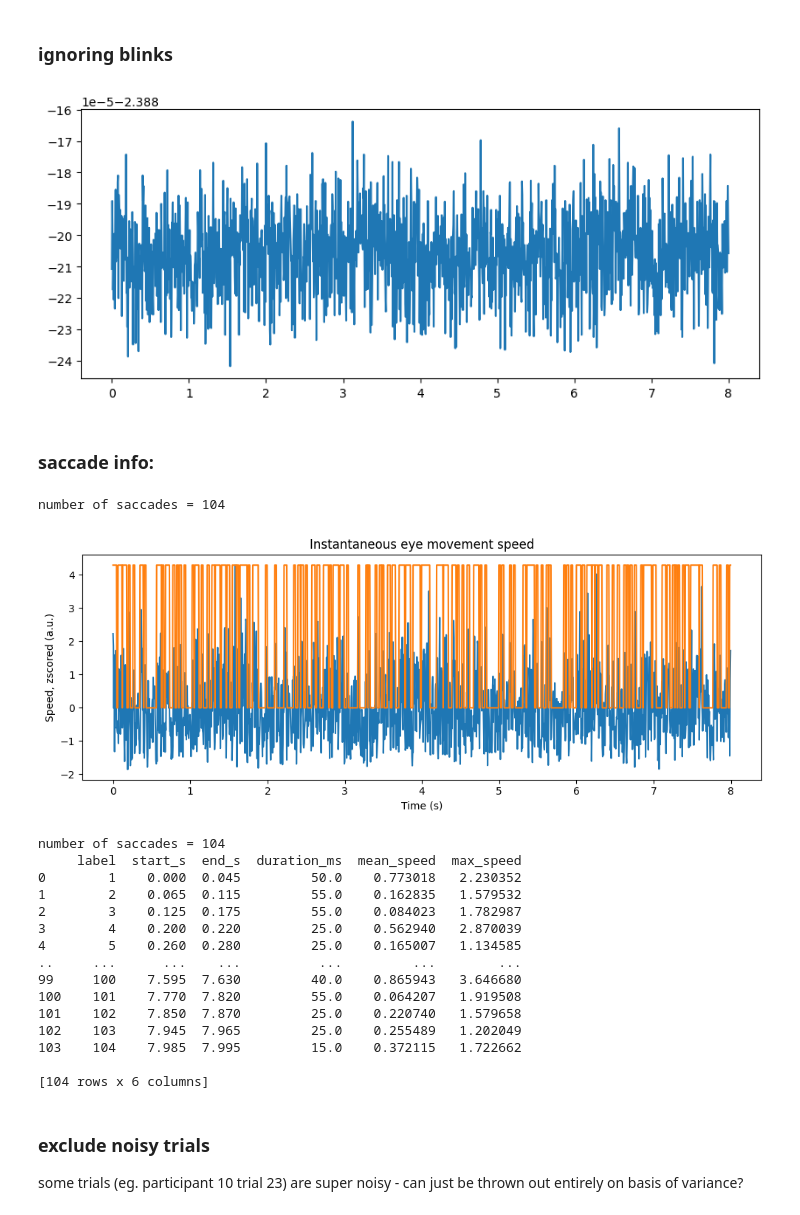
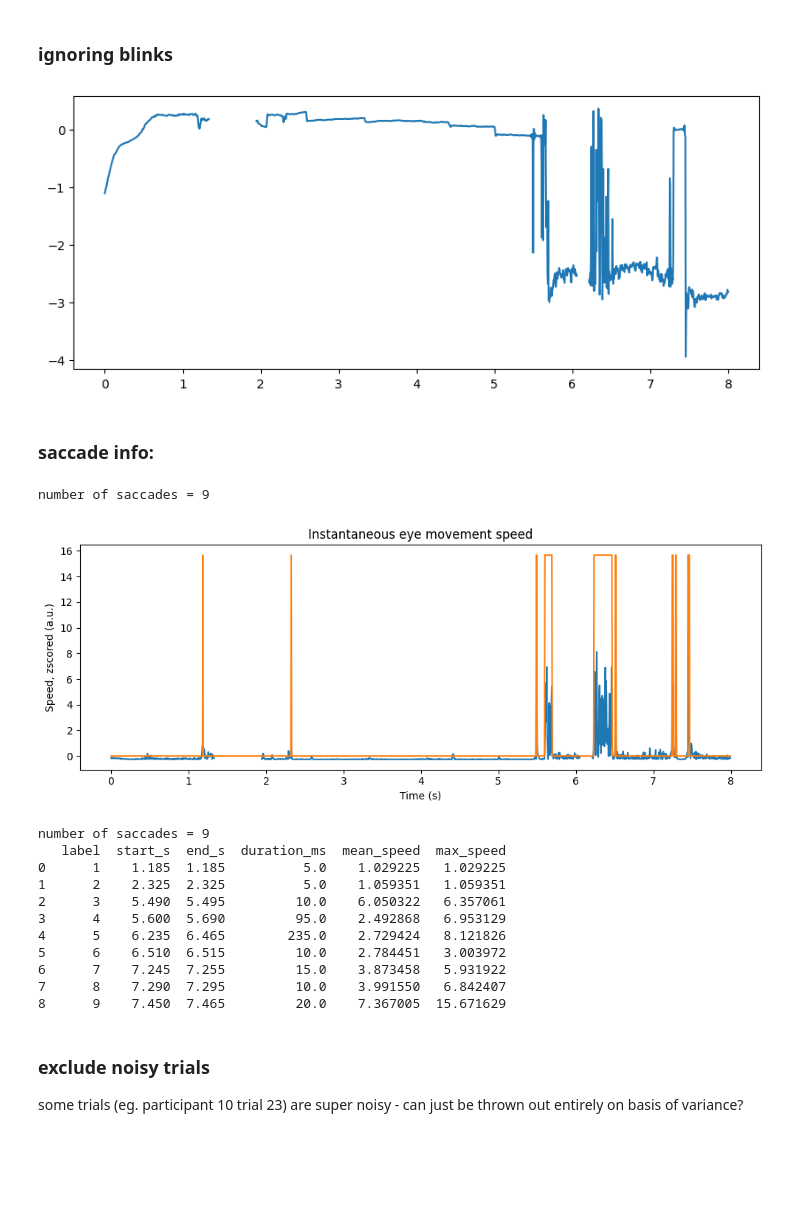
Before and after one commit to anjisuri/lab-project, a Jupyter notebook: blinks.ipynb, the cells around one changed output. Cells and saved outputs as stored; diff of their text form; code cells hidden in the pictures; blank space fills up the shorter version.

```diff
--- a/blinks.ipynb
+++ b/blinks.ipynb
@@ -12,9 +11,9 @@ Matplotlib is building the font cache; this may take a moment.
 ### array to df
 # %%
 # load npy file for participant
-participant = 1
-trial_number = 1
-file_path = f'/Users/shailesh-anji/project/lab-project/EyeData/controls/ctrl_{participant}.npy'
+participant = 10
+trial_number = 30
+file_path = get_control_file(participant)
 data = np.load(file_path)  # shape: (channels, time, trials)
 trial_idx = trial_number - 1
 trial_data = data[:, :, trial_idx]
@@ -92,10 +91,10 @@ df_clean = df.copy()
 df_clean.loc[blink_mask, :] = np.nan
 
 plt.figure(figsize=(10,4))
-plt.plot(time,df_clean['pupil'])
+plt.plot(time,df_clean['x'])
 plt.show()
 # %% [output]
-[figure, old version]
+[figure, new version]
 # %% [markdown]
 ### saccade info:
 # %%
@@ -133,6 +132,7 @@ raw = speed_z > thr_z
 # print('iters (samples merged):', iters)
 # merge short gaps between supra-threshold samples
 saccades = ndimage.binary_dilation(raw, iterations=iters)
+saccades = ndimage.binary_erosion(saccades, iterations=iters)
 # optional gentle cleanup to remove isolated single-sample noise (commented by default)
 # saccades = ndimage.binary_opening(saccades)
 
@@ -151,50 +151,48 @@ print(f'number of saccades = {n}')
 plt.plot(time, movement*np.nanmax(speed_z))
 
 plt.show()
 
 labels = measure.label(movement.astype(np.uint8), connectivity=1)
 props = measure.regionprops_table(
     labels[:, None],                 # make it 2-D for skimage
     intensity_image=speed_z[:, None],  # to get mean/max speed per saccade
     properties=('label', 'area', 'bbox', 'mean_intensity', 'max_intensity')
 )
 
 stats_df = pd.DataFrame(props).rename(
     columns = {
         'area': 'n_samples',
         'bbox-0': 'start_idx',
         'bbox-2': 'end_idx_exclusive',
         'mean_intensity': 'mean_speed',
         'max_intensity': 'max_speed'
     }
 )
 
 stats_df['end_idx'] = stats_df['end_idx_exclusive'] - 1
 stats_df['start_s'] = stats_df['start_idx'] / fs
 stats_df['end_s'] = stats_df['end_idx'] / fs
 stats_df['duration_ms'] = (stats_df['n_samples'] / fs) * 1000
 
+# throw away durations <10ms
+
 
 print(f"number of saccades = {len(stats_df)}")
 print(stats_df[['label','start_s','end_s','duration_ms','mean_speed','max_speed']])
 # %% [output]
-number of saccades = 104
+number of saccades = 9
-[figure, old version]
+[figure, new version]
-number of saccades = 104
-     label  start_s  end_s  duration_ms  mean_speed  max_speed
-0        1    0.000  0.045         50.0    0.773018   2.230352
-1        2    0.065  0.115         55.0    0.162835   1.579532
-2        3    0.125  0.175         55.0    0.084023   1.782987
-3        4    0.200  0.220         25.0    0.562940   2.870039
-4        5    0.260  0.280         25.0    0.165007   1.134585
-..     ...      ...    ...          ...         ...        ...
-99     100    7.595  7.630         40.0    0.865943   3.646680
-100    101    7.770  7.820         55.0    0.064207   1.919508
-101    102    7.850  7.870         25.0    0.220740   1.579658
-102    103    7.945  7.965         25.0    0.255489   1.202049
-103    104    7.985  7.995         15.0    0.372115   1.722662
-
-[104 rows x 6 columns]
+number of saccades = 9
+   label  start_s  end_s  duration_ms  mean_speed  max_speed
+0      1    1.185  1.185          5.0    1.029225   1.029225
+1      2    2.325  2.325          5.0    1.059351   1.059351
+2      3    5.490  5.495         10.0    6.050322   6.357061
+3      4    5.600  5.690         95.0    2.492868   6.953129
+4      5    6.235  6.465        235.0    2.729424   8.121826
+5      6    6.510  6.515         10.0    2.784451   3.003972
+6      7    7.245  7.255         15.0    3.873458   5.931922
+7      8    7.290  7.295         10.0    3.991550   6.842407
+8      9    7.450  7.465         20.0    7.367005  15.671629
 # %% [markdown]
 ### exclude noisy trials
 
```
Also changed, not shown: parts of 5 cells of this notebook, 1 other file.
